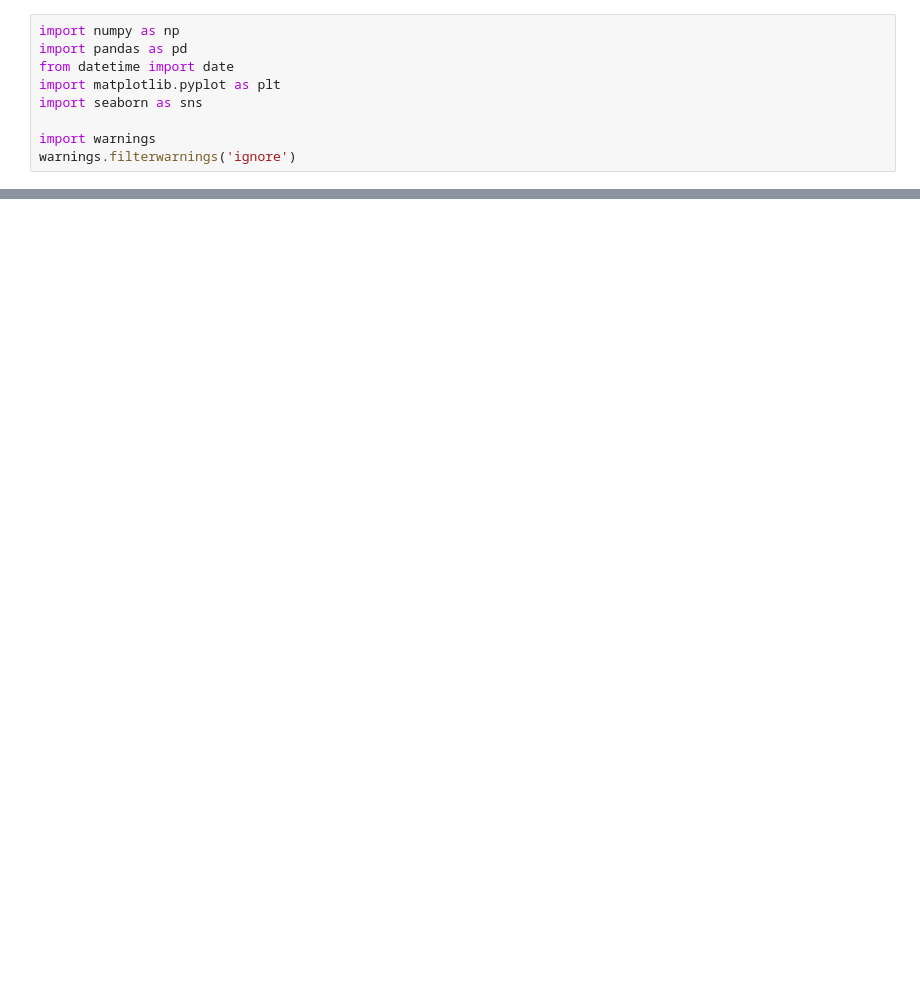
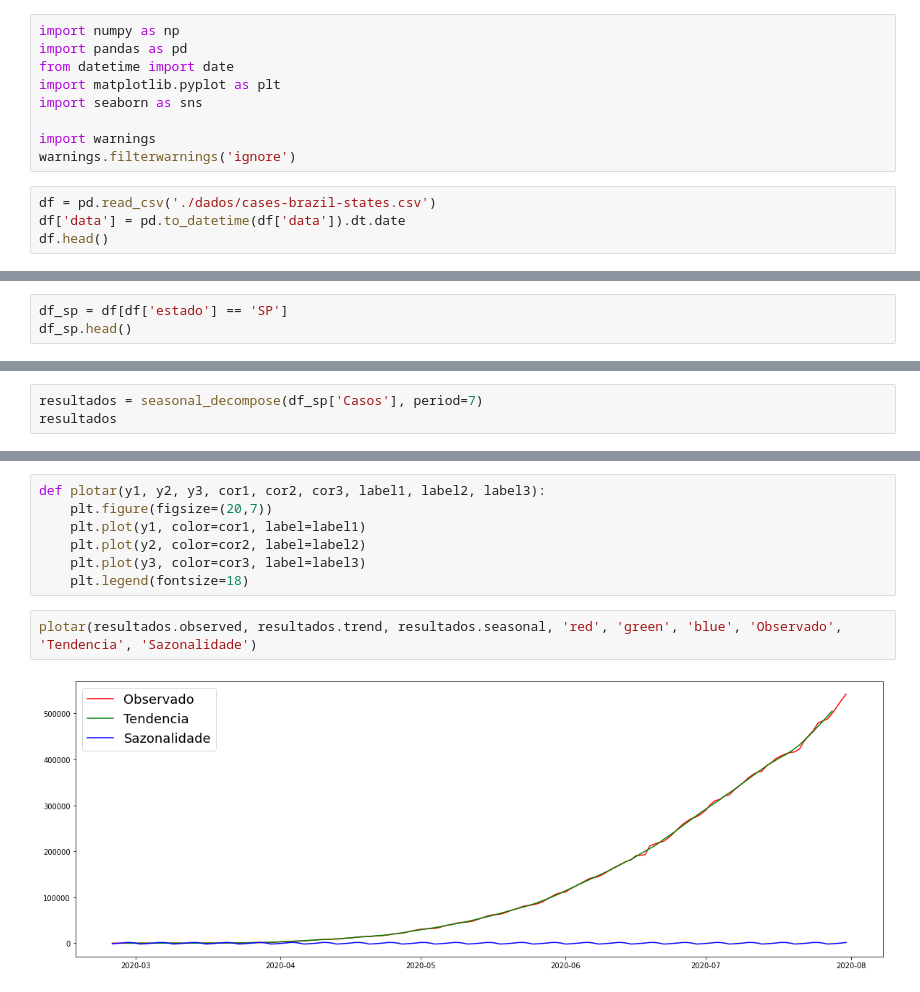
Before and after one commit to rivaldo/time_series_alura, a Jupyter notebook: curso_02/previsao_temporal.ipynb, the cells around one changed output, grey strips where cells are left out. Saved outputs shown, nothing was run; the diff lists cells and outputs as text; blank space fills up the shorter version.

```diff
--- a/curso_02/previsao_temporal.ipynb
+++ b/curso_02/previsao_temporal.ipynb
@@ -7,3 +7,7 @@ import seaborn as sns
 
 import warnings
 warnings.filterwarnings('ignore')
+# %%
+df = pd.read_csv('./dados/cases-brazil-states.csv')
+df['data'] = pd.to_datetime(df['data']).dt.date
+df.head()
@@ -9,0 +23,3 @@ warnings.filterwarnings('ignore')
+# %%
+df_sp = df[df['estado'] == 'SP']
+df_sp.head()
@@ -9,0 +36,3 @@ warnings.filterwarnings('ignore')
+# %%
+resultados = seasonal_decompose(df_sp['Casos'], period=7)
+resultados
@@ -9,0 +91,11 @@ warnings.filterwarnings('ignore')
+# %%
+def plotar(y1, y2, y3, cor1, cor2, cor3, label1, label2, label3):
+    plt.figure(figsize=(20,7))
+    plt.plot(y1, color=cor1, label=label1)
+    plt.plot(y2, color=cor2, label=label2)
+    plt.plot(y3, color=cor3, label=label3)
+    plt.legend(fontsize=18)
+# %%
+plotar(resultados.observed, resultados.trend, resultados.seasonal, 'red', 'green', 'blue', 'Observado', 'Tendencia', 'Sazonalidade')
+# %% [output]
+[figure, added]
```
Also changed, not shown: parts of 51 cells of this notebook, 2 other files.
